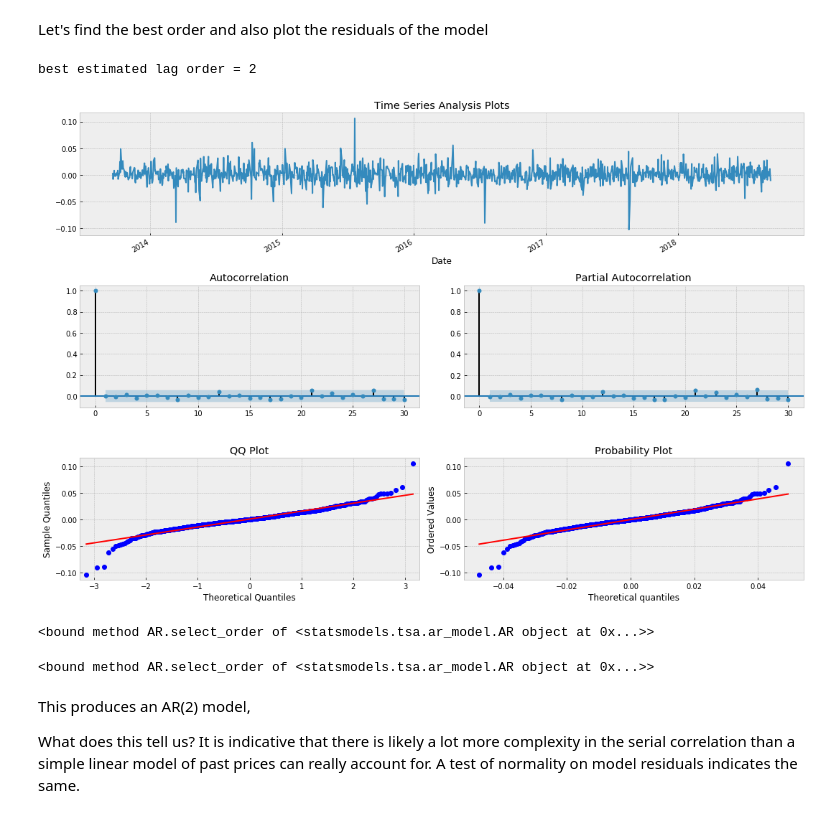
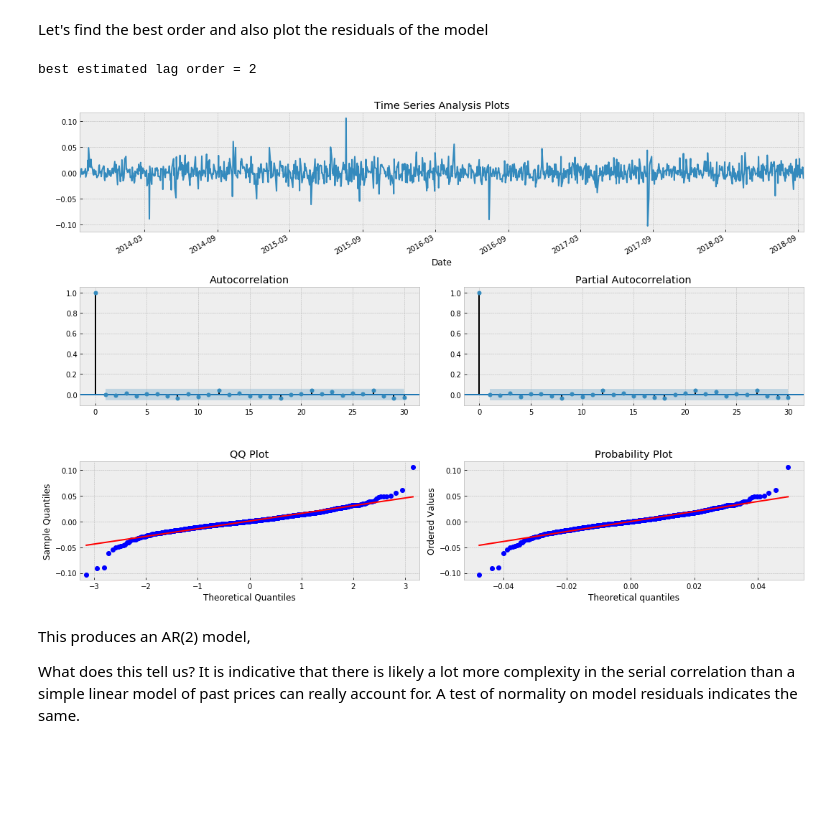
Before and after one commit to abhipr1/Quantitative-Trading, a Jupyter notebook: Time Series.ipynb, the cells around one changed output. Saved outputs shown, nothing was run; the diff lists cells and outputs as text; code cells hidden in the pictures; blank space fills up the shorter version.

```diff
--- a/Time Series.ipynb
+++ b/Time Series.ipynb
@@ -12,10 +12,17 @@ import matplotlib.pylab as plt
 import matplotlib as mpl
 
 %matplotlib inline
+# %%
+def drop_null_str(df):
+    df.replace('null', np.nan, inplace=True)
+    return df.astype(float)
 # %%
 data_nifty = pd.read_csv('Data/NIFTY.csv', index_col='Date').dropna()
 data_tcs = pd.read_csv('Data/TCS.csv', index_col='Date').dropna()
 data_infy = pd.read_csv('Data/INFY.csv', index_col='Date').dropna()
+data_nifty['Adj Close'] = drop_null_str(data_nifty['Adj Close'])
+data_tcs['Adj Close'] = drop_null_str(data_tcs['Adj Close'])
+data_infy['Adj Close'] = drop_null_str(data_infy['Adj Close'])
 # %%
 data_infy.head()
 # %% [output]
@@ -410,7 +413,7 @@ AR models are just one of the sources of tail risk, so don't assume that because
 ##### Application to Financial Series
 Now let's see how the AR(p) model will fit INFY log returns. Here is the log returns TS.
 # %%
-lrets_infy = np.log(data_infy['Adj Close']/data_infy['Adj Close'].shift(1)).dropna()
-lrets_infy.plot(figsize=(10,8))
+lrets_infy = np.log(data_infy['Adj Close']).diff().dropna()
+lrets_infy.plot(figsize=(16,6))
 # %% [output]
 <matplotlib.axes._subplots.AxesSubplot at 0x...>
@@ -436,25 +423,16 @@ Let's find the best order and also plot the residuals of the model
 # %%
 # Select best lag order for INFY returns
 
 max_lag = 30
-mdl = smt.AR(lrets_infy).fit(maxlag=max_lag, ic='aic', trend='nc')
-est_order = smt.AR(lrets_infy).select_order(
-    maxlag=max_lag, ic='aic', trend='nc')
+mdl = smt.AR(lrets_infy, freq='B').fit(maxlag=max_lag, ic='aic', trend='nc')
+est_order = smt.AR(lrets_infy, freq='B').select_order(maxlag=max_lag, ic='aic', trend='nc')
 
 print('best estimated lag order = %s'%(est_order))
 
 _ = tsplot(mdl.resid, lags=max_lag)
 # %% [output]
 best estimated lag order = 2
-[figure, old version]
+[figure, new version]
-# %%
-smt.AR(lrets_infy).select_order
-# %% [output]
-<bound method AR.select_order of <statsmodels.tsa.ar_model.AR object at 0x...>>
-# %%
-smt.AR(lrets_infy).select_order
-# %% [output]
-<bound method AR.select_order of <statsmodels.tsa.ar_model.AR object at 0x...>>
 # %% [markdown]
 This produces an AR(2) model,
 
```
Also changed, not shown: parts of 45 cells of this notebook.
